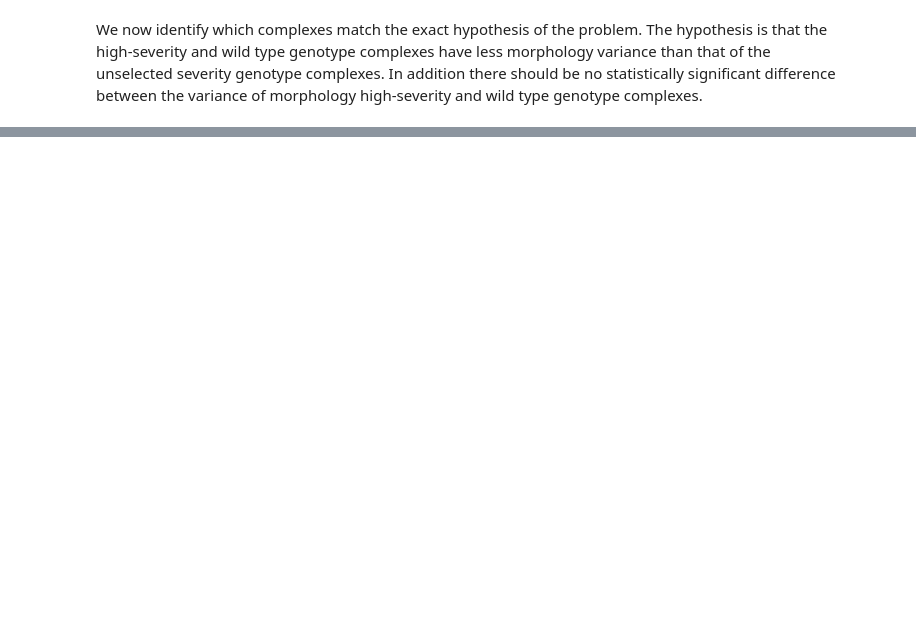
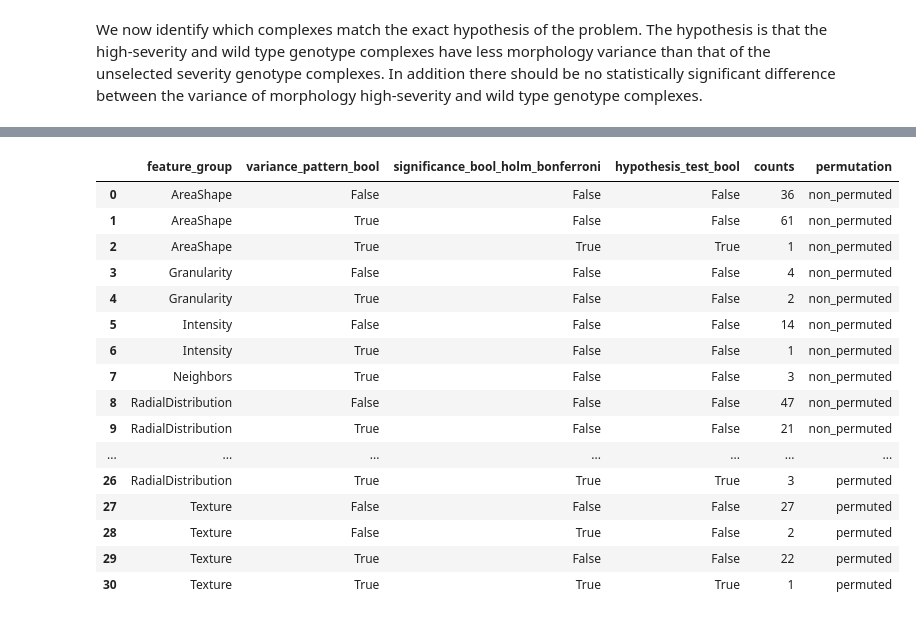
Before and after one commit to MikeLippincott/Nichols_Lab_Collaboration, a Jupyter notebook: 6.analyze_features/notebooks/9b.sum_aggregated_direct_hypothesis_test.ipynb, the cells around one changed output, grey strips where cells are left out. Saved outputs shown, nothing was run; the diff lists cells and outputs as text; code cells hidden in the pictures; blank space fills up the shorter version.

```diff
--- a/6.analyze_features/notebooks/9b.sum_aggregated_direct_hypothesis_test.ipynb
+++ b/6.analyze_features/notebooks/9b.sum_aggregated_direct_hypothesis_test.ipynb
@@ -283,2 +322,22 @@ final_enrichment_df.head(15)
+# %%
+final_enrichment_df.head(60)
+# %% [output]
+|  | feature_group | variance_pattern_bool | significance_bool_holm_bonferroni | hypothesis_test_bool | counts | permutation |
+| 0 | AreaShape | False | False | False | 36 | non_permuted |
+| 1 | AreaShape | True | False | False | 61 | non_permuted |
+| 2 | AreaShape | True | True | True | 1 | non_permuted |
+| 3 | Granularity | False | False | False | 4 | non_permuted |
+| 4 | Granularity | True | False | False | 2 | non_permuted |
+| 5 | Intensity | False | False | False | 14 | non_permuted |
+| 6 | Intensity | True | False | False | 1 | non_permuted |
+| 7 | Neighbors | True | False | False | 3 | non_permuted |
+| 8 | RadialDistribution | False | False | False | 47 | non_permuted |
+| 9 | RadialDistribution | True | False | False | 21 | non_permuted |
+| ... | ... | ... | ... | ... | ... | ... |
+| 26 | RadialDistribution | True | True | True | 3 | permuted |
+| 27 | Texture | False | False | False | 27 | permuted |
+| 28 | Texture | False | True | False | 2 | permuted |
+| 29 | Texture | True | False | False | 22 | permuted |
+| 30 | Texture | True | True | True | 1 | permuted |
 # %%
 # save the final enrichment df
```
Also changed, not shown: parts of 5 cells of this notebook, 7 other files.
